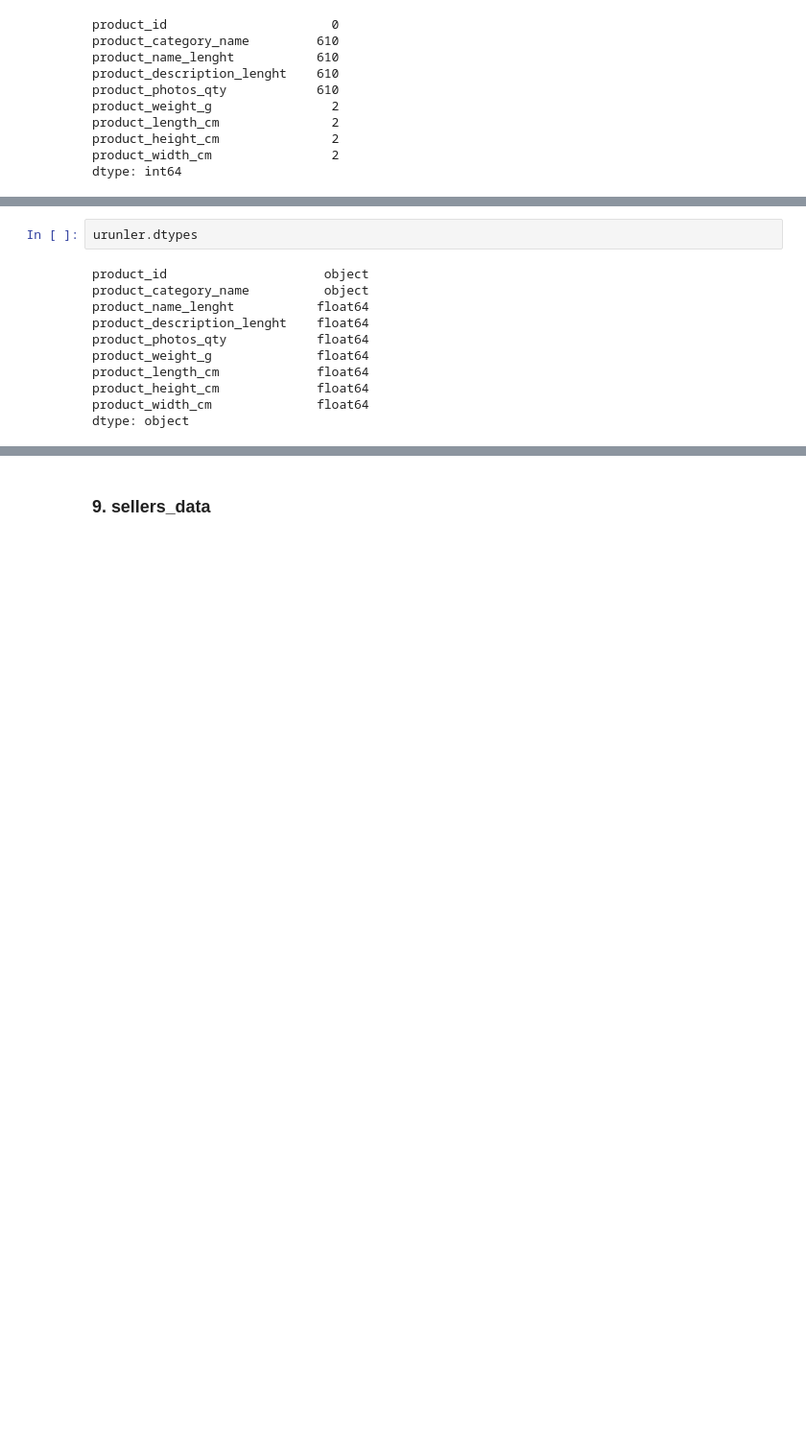
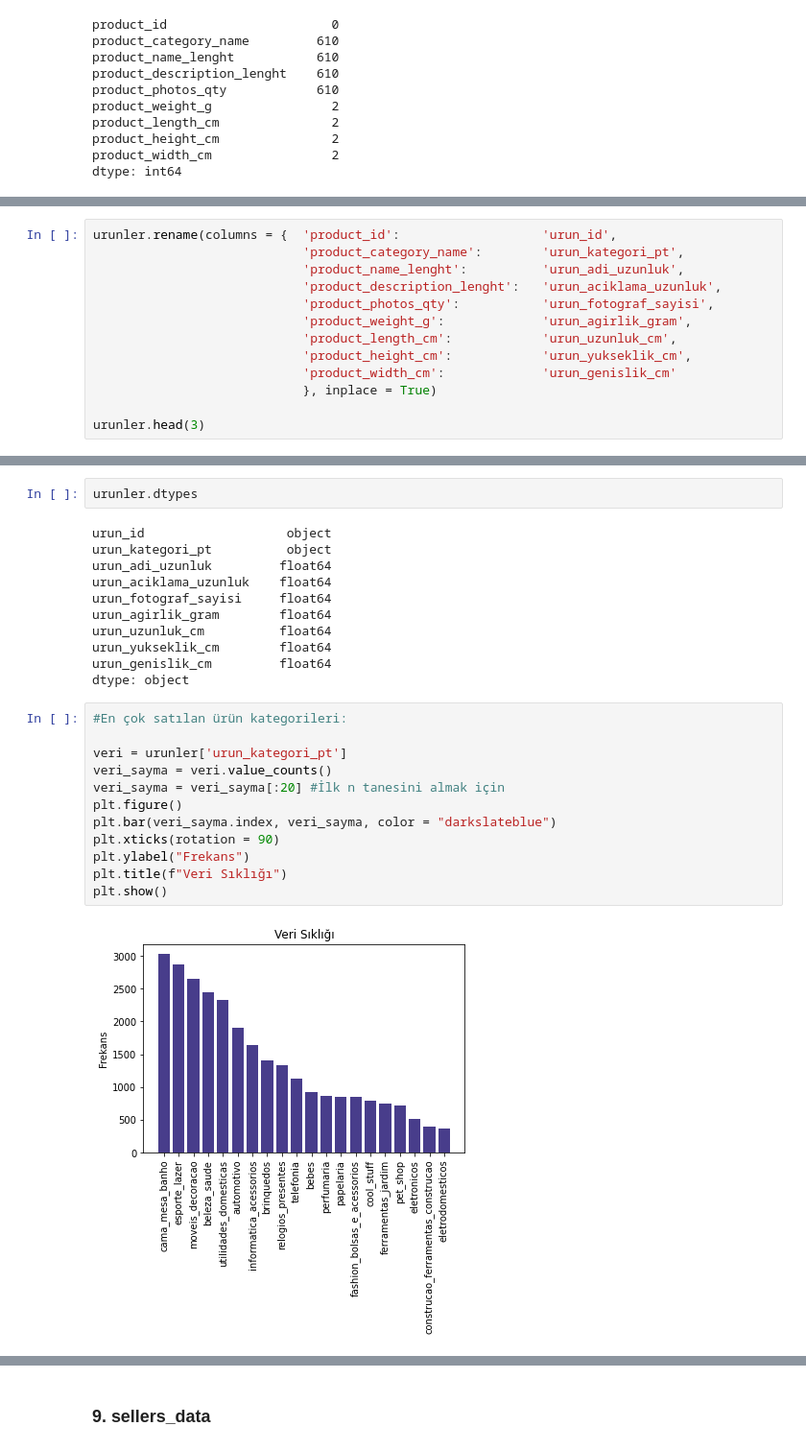
Before and after one commit to sudeokumus/womenintech_python_bitirme_projesi, a Jupyter notebook: ayrintilar.ipynb, the cells around one changed output, grey strips where cells are left out. Shown at 96% size. Cells and saved outputs as stored; diff of their text form; blank space fills up the shorter version.

```diff
--- a/ayrintilar.ipynb
+++ b/ayrintilar.ipynb
@@ -1180,3 +1213,16 @@ urunler.head()
 | 2 | 96bd76ec8810374ed1b65e291975717f | esporte_lazer | 46.0 | 250.0 | 1.0 | ... |
 | 3 | cef67bcfe19066a932b7673e239eb23d | bebes | 27.0 | 261.0 | 1.0 | ... |
 | 4 | 9dc1a7de274444849c219cff195d0b71 | utilidades_domesticas | 37.0 | 402.0 | 4.0 | ... |
+# %%
+urunler.rename(columns = {  'product_id':                   'urun_id',
+                            'product_category_name':        'urun_kategori_pt',
+                            'product_name_lenght':          'urun_adi_uzunluk',
+                            'product_description_lenght':   'urun_aciklama_uzunluk',
+                            'product_photos_qty':           'urun_fotograf_sayisi',
+                            'product_weight_g':             'urun_agirlik_gram',
+                            'product_length_cm':            'urun_uzunluk_cm',
+                            'product_height_cm':            'urun_yukseklik_cm',
+                            'product_width_cm':             'urun_genislik_cm'
+                            }, inplace = True)
+
+urunler.head(3)
@@ -1196,13 +1247,27 @@ dtype: int64
 # %%
 urunler.dtypes
 # %% [output]
-product_id                     object
-product_category_name          object
-product_name_lenght           float64
-product_description_lenght    float64
-product_photos_qty            float64
-product_weight_g              float64
-product_length_cm             float64
-product_height_cm             float64
-product_width_cm              float64
+urun_id                   object
+urun_kategori_pt          object
+urun_adi_uzunluk         float64
+urun_aciklama_uzunluk    float64
+urun_fotograf_sayisi     float64
+urun_agirlik_gram        float64
+urun_uzunluk_cm          float64
+urun_yukseklik_cm        float64
+urun_genislik_cm         float64
 dtype: object
+# %%
+#En çok satılan ürün kategorileri:
+
+veri = urunler['urun_kategori_pt']
+veri_sayma = veri.value_counts()
+veri_sayma = veri_sayma[:20] #İlk n tanesini almak için
+plt.figure()
+plt.bar(veri_sayma.index, veri_sayma, color = "darkslateblue")
+plt.xticks(rotation = 90)
+plt.ylabel("Frekans")
+plt.title(f"Veri Sıklığı")
+plt.show()
+# %% [output]
+[figure, added]
```
Also changed, not shown: parts of 28 cells of this notebook, 1 other file.
